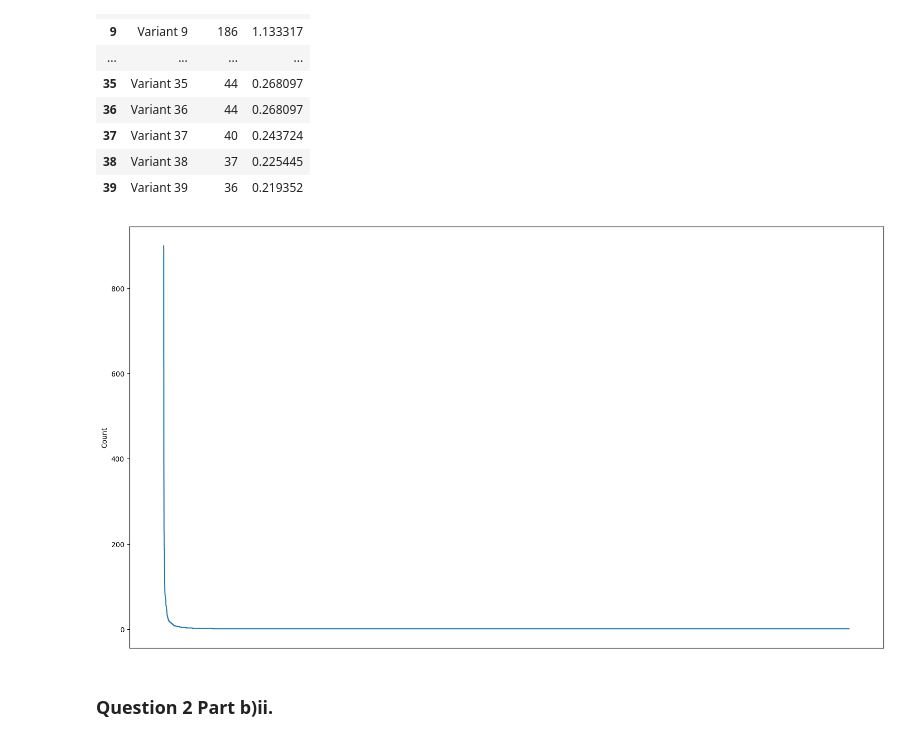
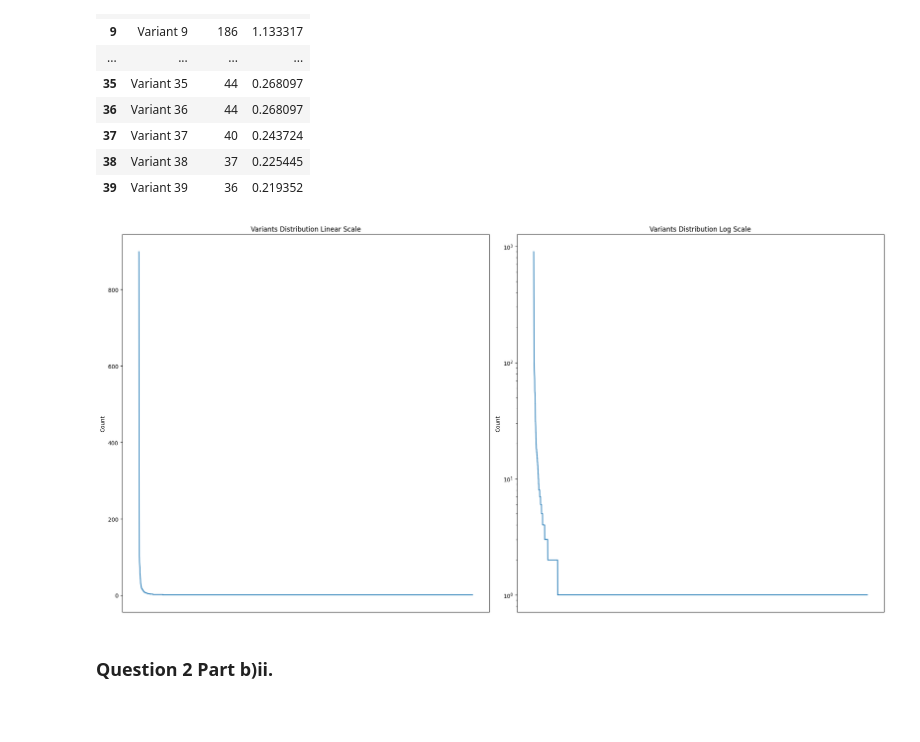
Before and after one commit to alpharmike/apm-assignment-1, a Jupyter notebook: assignment_1_misc.ipynb, the cells around one changed output. Saved outputs shown, nothing was run; the diff lists cells and outputs as text; code cells hidden in the pictures; blank space fills up the shorter version.

```diff
--- a/assignment_1_misc.ipynb
+++ b/assignment_1_misc.ipynb
@@ -43,16 +43,18 @@ variants_df.head(40)
 | 38 | Variant 38 | 37 | 0.225445 |
 | 39 | Variant 39 | 36 | 0.219352 |
 # %%
-fig, ax = plt.subplots(figsize=(19.2,10.8))
-plt.xticks([])
-sns.lineplot(data=variants_df, x='Variant', y='Count')
-ax.tick_params(axis='x', rotation=90)
-# plt.barplot(data=variants_df, x='variant', y='count')
-# mylist = [key for key, val in variants_info.items() for _ in range(val)]
-# plt.hist(mylist, bins=20)
-plt.savefig('variants_distrib.png')
+fig, axes = plt.subplots(1, 2, figsize=(20,10))
+axes[0].set_xticks([])
+axes[1].set_xticks([])
+axes[0].title.set_text('Variants Distribution Linear Scale')
+axes[1].title.set_text('Variants Distribution Log Scale')
+sns.lineplot(data=variants_df, x='Variant', y='Count', ax=axes[0])
+plt.yscale('log')
+sns.lineplot(data=variants_df, x='Variant', y='Count', ax=axes[1])
+plt.tight_layout()
+plt.savefig('./data/submission-figures/variants_distribution.png')
 # %% [output]
-[figure, old version]
+[figure, new version]
 # %% [markdown]
 ### **Question 2 Part b)ii.**
 # %%
```
Also changed, not shown: 1 other file.
